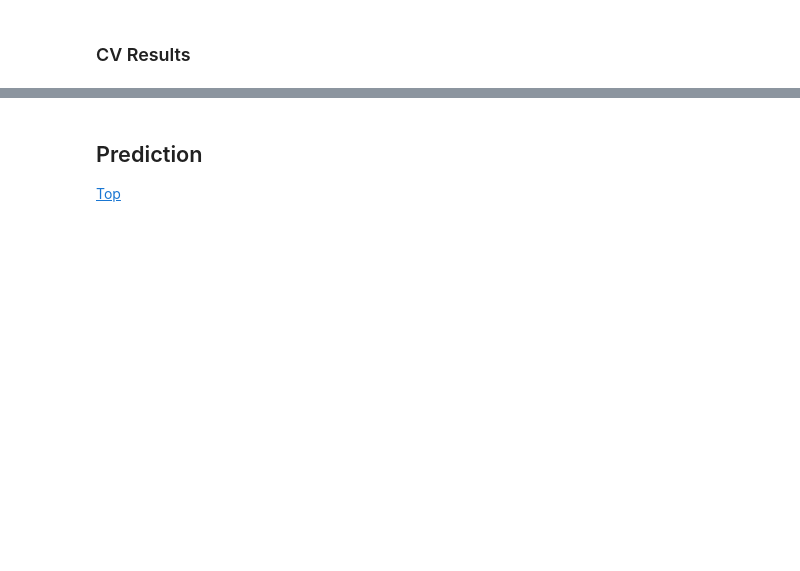
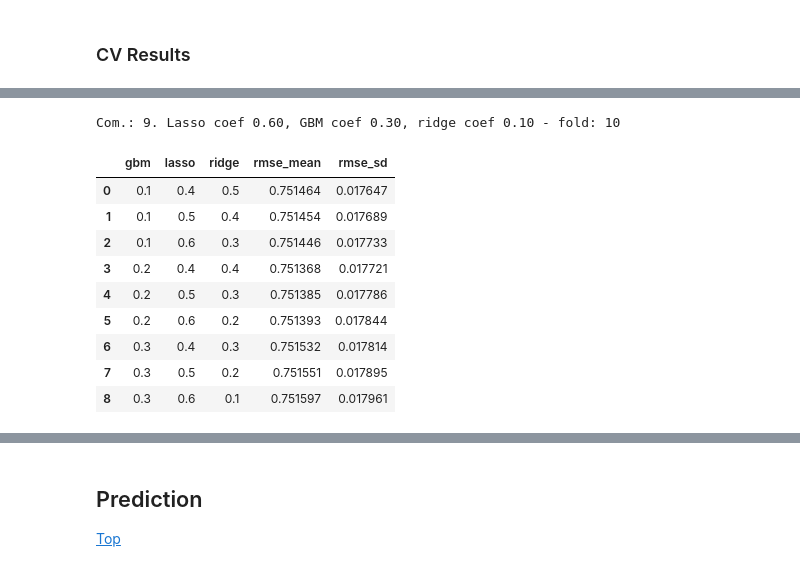
Before and after one commit to AvivNavon/Netflix-Prize, a Jupyter notebook: Netflix_Prize.ipynb, the cells around one changed output, grey strips where cells are left out. Drawn from its saved outputs; the diff is of its cells as text; code cells hidden in the pictures; blank space fills up the shorter version.

```diff
--- a/Netflix_Prize.ipynb
+++ b/Netflix_Prize.ipynb
@@ -1152,5 +520,0 @@ RMSE both_: 0.75122928756
-# %%
-start = time.time()
-rmse_ = netflix.ensemble_rmse_cv(netflix.X_train, netflix.y_train, seed = 2020)
-end = time.time()
-print ("Estimated RMSE is %f" % rmse_)
@@ -1228,0 +835,74 @@ Estimated RMSE is 0.759591
+# %%
+gbm_coef_grid = [.1, .2, .3]
+lasso_coef_grid = [.4, .5, .6]
+
+tmp = X_train_na_fix_full_scaled_.copy()
+tmp['response'] = y_train_full.copy()
+
+random_ind = tmp.index.tolist()
+np.random.shuffle(random_ind) # random row index
+
+vars_list = []
+
+features_ = [name for name in tmp.columns if name != 'response']
+
+cv = 10
+j = 1
+
+for gbm_coef_ in gbm_coef_grid:
+    for lasso_coef_ in lasso_coef_grid:
+        rmse_ = []
+        for i, inds in enumerate(np.array_split(random_ind, cv)): # cv - fold CV
+
+            clear_output()
+            print ("Com.: %d. Lasso coef %.2f, GBM coef %.2f, ridge coef %.2f - fold: %d" % (j,
+                                                                                lasso_coef_, gbm_coef_,
+                                                                                (1 - lasso_coef_ - gbm_coef_), i+1))
+
+            ts = tmp.loc[tmp.index.isin(inds), features_]
+            tr = tmp.loc[~tmp.index.isin(inds), features_]
+            y_ts = tmp.loc[tmp.index.isin(inds)].response
+            y_tr = tmp.loc[~tmp.index.isin(inds)].response
+            # lasso
+            cv_lasso_fit = LassoCV(max_iter = 20000, alphas = np.arange(.0001, .01, .0001), cv = 50).fit(tr, y_tr)
+            lasso_pred = cv_lasso_fit.predict(ts)
+
+            # ridge
+            ridge_fit = RidgeCV(alphas = np.arange(1000, 1200, 5), cv = 10).fit(tr, y_tr)
+            ridge_pred = ridge_fit.predict(ts)
+
+            # gbm
+            gbm_fit = GradientBoostingRegressor(learning_rate = .025, n_estimators = 500, max_depth = 3).fit(tr, y_tr)
+            gbm_pred = gbm_fit.predict(ts)
+
+
+            lasso_pred[lasso_pred > 5] = 5
+            ridge_pred[ridge_pred > 5] = 5
+            gbm_pred[gbm_pred > 5] = 5
+            lasso_pred[lasso_pred < 1] = 1
+            ridge_pred[ridge_pred < 1] = 1
+            gbm_pred[gbm_pred < 1] = 1
+
+            pred_ = lasso_pred * lasso_coef_ + gbm_pred * gbm_coef_ + ridge_pred * (1 - lasso_coef_ - gbm_coef_)
+
+            rmse_.append(np.sqrt(mean_squared_error(y_ts, pred_)))
+
+        j += 1
+        vars_list.append({'gbm':gbm_coef_, 'lasso':lasso_coef_, 'ridge':(1-lasso_coef_-gbm_coef_),
+                          'rmse_mean':np.mean(rmse_), 'rmse_sd':np.std(rmse_)})
+# %% [output]
+Com.: 9. Lasso coef 0.60, GBM coef 0.30, ridge coef 0.10 - fold: 10
+# %%
+best_coefs_df = pd.DataFrame(vars_list)
+best_coefs_df
+# %% [output]
+|  | gbm | lasso | ridge | rmse_mean | rmse_sd |
+| 0 | 0.1 | 0.4 | 0.5 | 0.751464 | 0.017647 |
+| 1 | 0.1 | 0.5 | 0.4 | 0.751454 | 0.017689 |
+| 2 | 0.1 | 0.6 | 0.3 | 0.751446 | 0.017733 |
+| 3 | 0.2 | 0.4 | 0.4 | 0.751368 | 0.017721 |
+| 4 | 0.2 | 0.5 | 0.3 | 0.751385 | 0.017786 |
+| 5 | 0.2 | 0.6 | 0.2 | 0.751393 | 0.017844 |
+| 6 | 0.3 | 0.4 | 0.3 | 0.751532 | 0.017814 |
+| 7 | 0.3 | 0.5 | 0.2 | 0.751551 | 0.017895 |
+| 8 | 0.3 | 0.6 | 0.1 | 0.751597 | 0.017961 |
```
Also changed, not shown: parts of 238 cells of this notebook, 6 other files.
